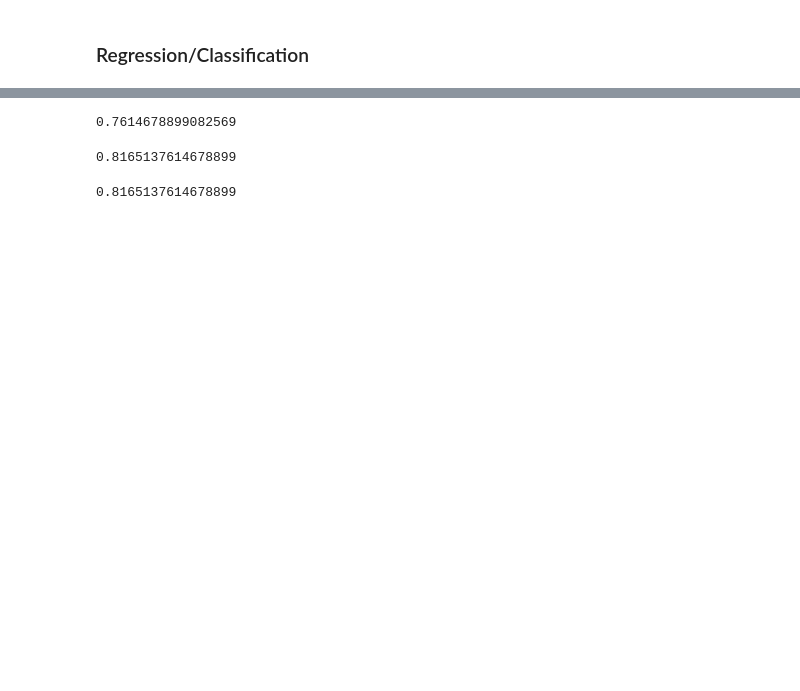
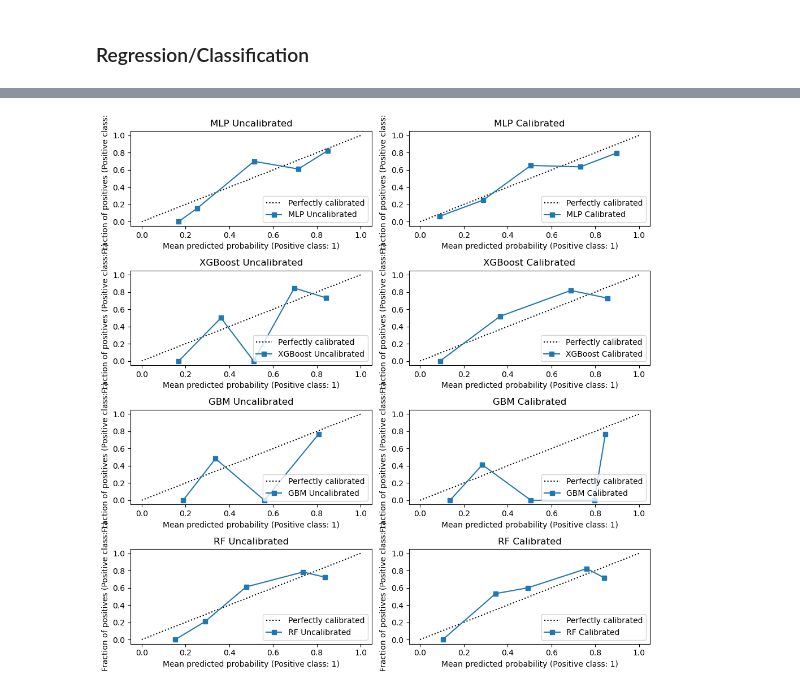
Before and after one commit to rosehanuy/beech-catskills, a Jupyter notebook: data_stack.ipynb, the cells around one changed output, grey strips where cells are left out. Saved outputs shown, nothing was run; the diff lists cells and outputs as text; code cells hidden in the pictures; blank space fills up the shorter version.

Commit message:
model class and plots

```diff
--- a/data_stack.ipynb
+++ b/data_stack.ipynb
@@ -1242,20 +1491,0 @@ rf_cal = CalibratedClassifierCV(rf,cv=3,method='sigmoid')
-# %%
-clf_stack = StackingCVClassifier(classifiers = [mlp_cal,xgboost_cal,gbm_cal,rf_cal],
-                          use_probas=True,store_train_meta_features=True,
-                          meta_classifier= LogisticRegressionCV(max_iter =10000, Cs = 10,penalty='elasticnet',solver='saga',l1_ratios=[0.1,0.5]))
-
-clf_stack.fit(X_train,y_train)
-
-clf_stack.score(X_test,y_test)
-# %% [output]
-0.7614678899082569
-# %%
-xgboost_cal.fit(X_train,y_train)
-xgboost_cal.score(X_test,y_test)
-# %% [output]
-0.8165137614678899
-# %%
-rf_cal.fit(X_train,y_train)
-rf_cal.score(X_test,y_test)
-# %% [output]
-0.8165137614678899
@@ -1261,0 +1531,38 @@ rf_cal.score(X_test,y_test)
+# %%
+# fit calibrated models
+mlp_cal.fit(X_train,y_train)
+xgboost_cal.fit(X_train,y_train)
+gbm_cal.fit(X_train,y_train)
+rf_cal.fit(X_train,y_train)
+
+# fit regular models
+mlp.fit(X_train,y_train)
+xgboost.fit(X_train,y_train)
+gbm.fit(X_train,y_train)
+rf.fit(X_train,y_train)
+
+models = {
+    "MLP Uncalibrated": mlp,
+    "MLP Calibrated" : mlp_cal,
+    "XGBoost Uncalibrated": xgboost,
+    "XGBoost Calibrated" : xgboost_cal,
+    "GBM Uncalibrated": gbm,
+    "GBM Calibrated" : gbm_cal,
+    "RF Uncalibrated": rf,
+    "RF Calibrated": rf_cal
+
+}
+# Create subplots
+fig, axes = plt.subplots(4, 2, figsize=(10, 10))  # 2x4
+axes = axes.flatten()  # flatten for indexing
+
+# Loop through models and plot CalibrationDisplay
+for idx, (name, model) in enumerate(models.items()):
+    CalibrationDisplay.from_estimator(model, X_test, y_test, ax=axes[idx],name=name)
+    axes[idx].set_title(name)
+
+# Adjust layout and show the plot
+plt.tight_layout()
+plt.show()
+# %% [output]
+[figure, added]
```
Also changed, not shown: parts of 19 cells of this notebook, 4 other files.
